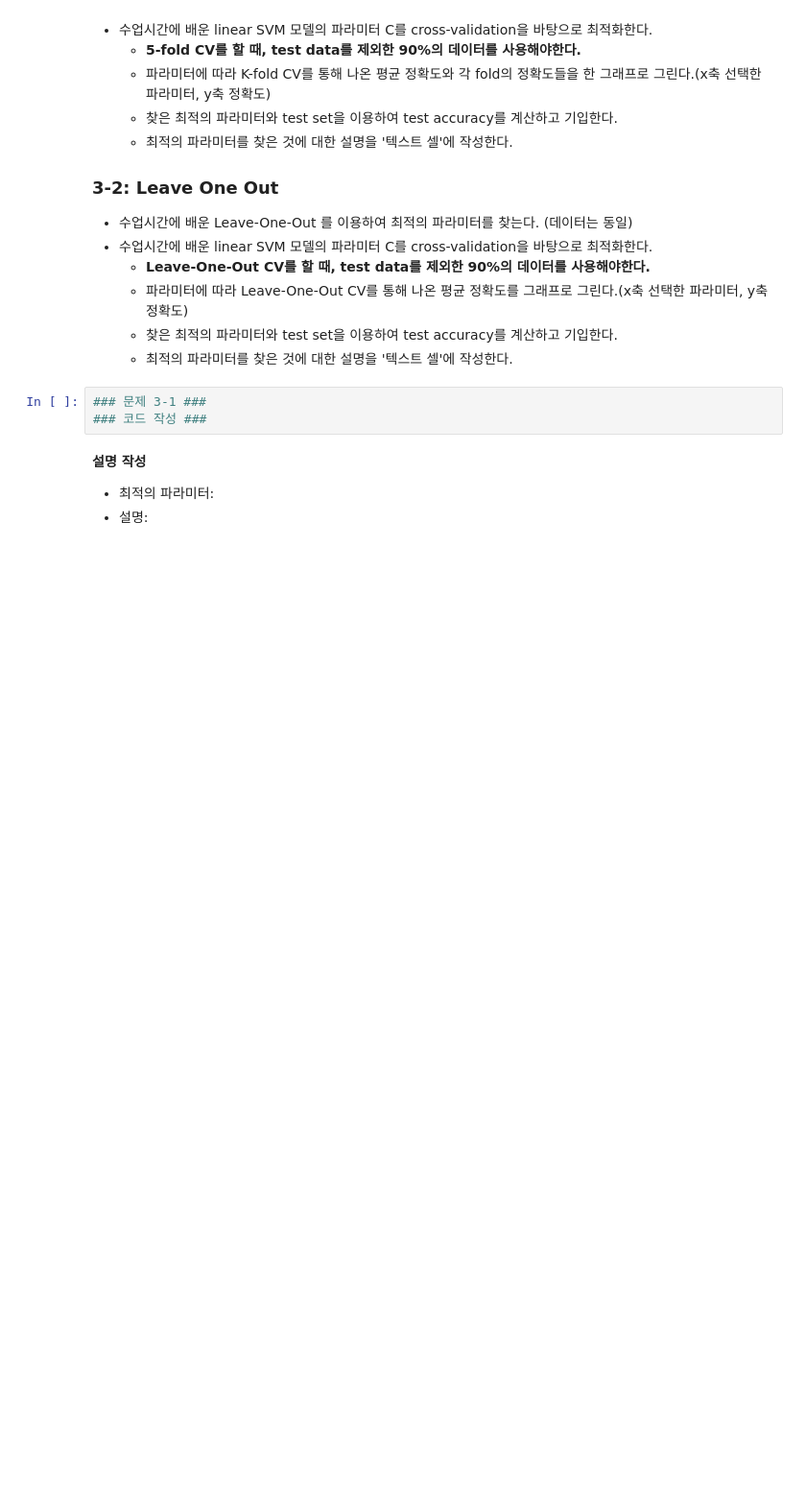
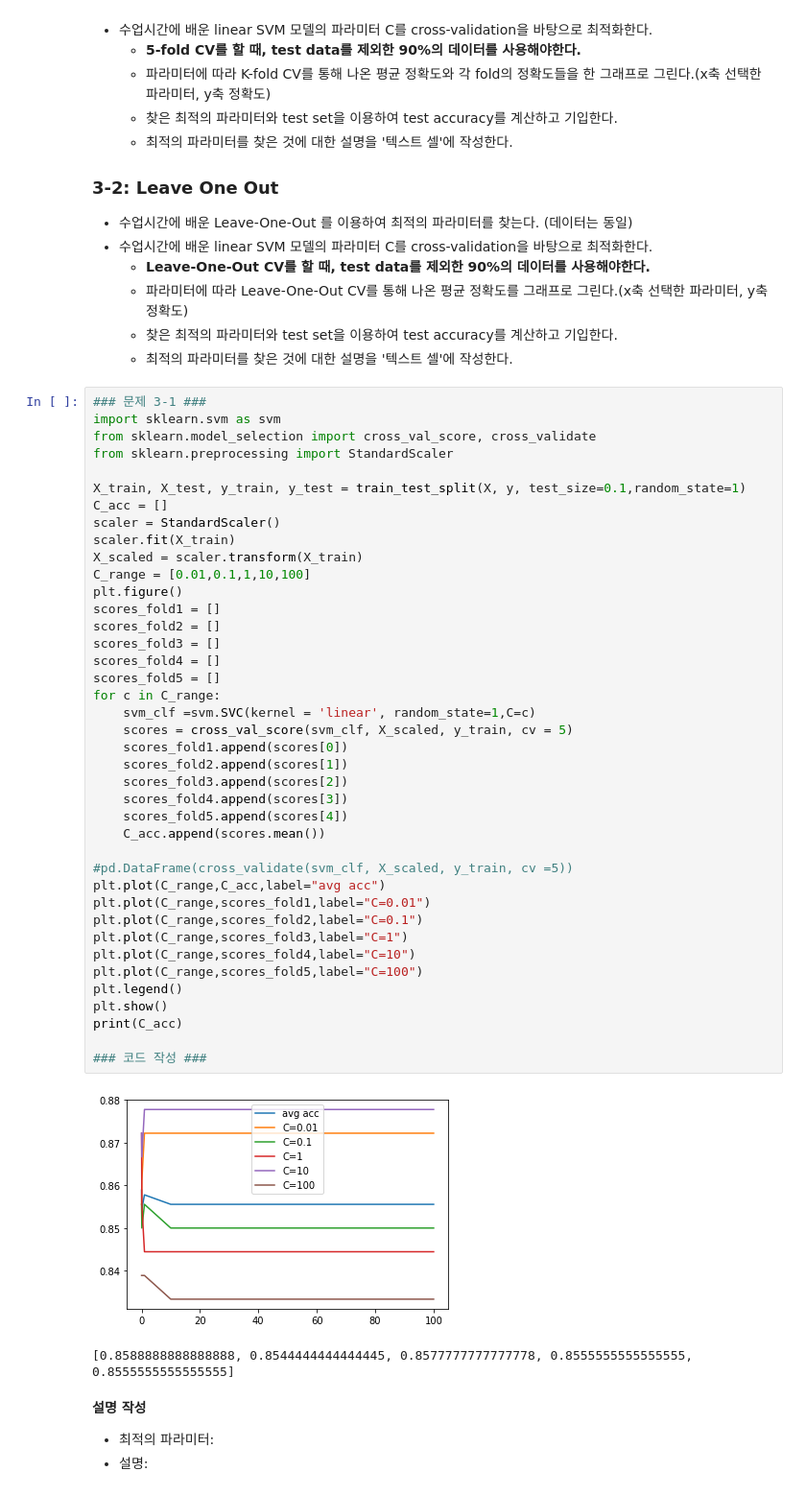
Before and after one commit to NAJOO0/2022F-Ajou-ML, a Jupyter notebook: HW3_ipynb의_사본.ipynb, the cells around one changed output. Shown at 96% size. Cells and saved outputs as stored; diff of their text form; blank space fills up the shorter version.

```diff
--- a/HW3_ipynb의_사본.ipynb
+++ b/HW3_ipynb의_사본.ipynb
@@ -105,9 +209,49 @@ from sklearn.ensemble import RandomForestClassifier
   - 파라미터에 따라 Leave-One-Out CV를 통해 나온 평균 정확도를 그래프로 그린다.(x축 선택한 파라미터, y축 정확도)
   - 찾은 최적의 파라미터와 test set을 이용하여 test accuracy를 계산하고 기입한다.
   - 최적의 파라미터를 찾은 것에 대한 설명을 '텍스트 셀'에 작성한다.
-# %%
-### 문제 3-1 ###
-### 코드 작성 ###
+# %%
+### 문제 3-1 ###
+import sklearn.svm as svm
+from sklearn.model_selection import cross_val_score, cross_validate
+from sklearn.preprocessing import StandardScaler
+
+X_train, X_test, y_train, y_test = train_test_split(X, y, test_size=0.1,random_state=1)
+C_acc = []
+scaler = StandardScaler()
+scaler.fit(X_train)
+X_scaled = scaler.transform(X_train)
+C_range = [0.01,0.1,1,10,100]
+plt.figure()
+scores_fold1 = []
+scores_fold2 = []
+scores_fold3 = []
+scores_fold4 = []
+scores_fold5 = []
+for c in C_range:
+    svm_clf =svm.SVC(kernel = 'linear', random_state=1,C=c)
+    scores = cross_val_score(svm_clf, X_scaled, y_train, cv = 5)
+    scores_fold1.append(scores[0])
+    scores_fold2.append(scores[1])
+    scores_fold3.append(scores[2])
+    scores_fold4.append(scores[3])
+    scores_fold5.append(scores[4])
+    C_acc.append(scores.mean())
+
+#pd.DataFrame(cross_validate(svm_clf, X_scaled, y_train, cv =5))
+plt.plot(C_range,C_acc,label="avg acc")
+plt.plot(C_range,scores_fold1,label="C=0.01")
+plt.plot(C_range,scores_fold2,label="C=0.1")
+plt.plot(C_range,scores_fold3,label="C=1")
+plt.plot(C_range,scores_fold4,label="C=10")
+plt.plot(C_range,scores_fold5,label="C=100")
+plt.legend()
+plt.show()
+print(C_acc)
+
+### 코드 작성 ###
+# %% [output]
+[figure, added]
+[0.8588888888888888, 0.8544444444444445, 0.8577777777777778, 0.8555555555555555, 0.8555555555555555]
 # %% [markdown]
 **설명 작성**
 - 최적의 파라미터:
```
Also changed, not shown: parts of 12 cells of this notebook.
